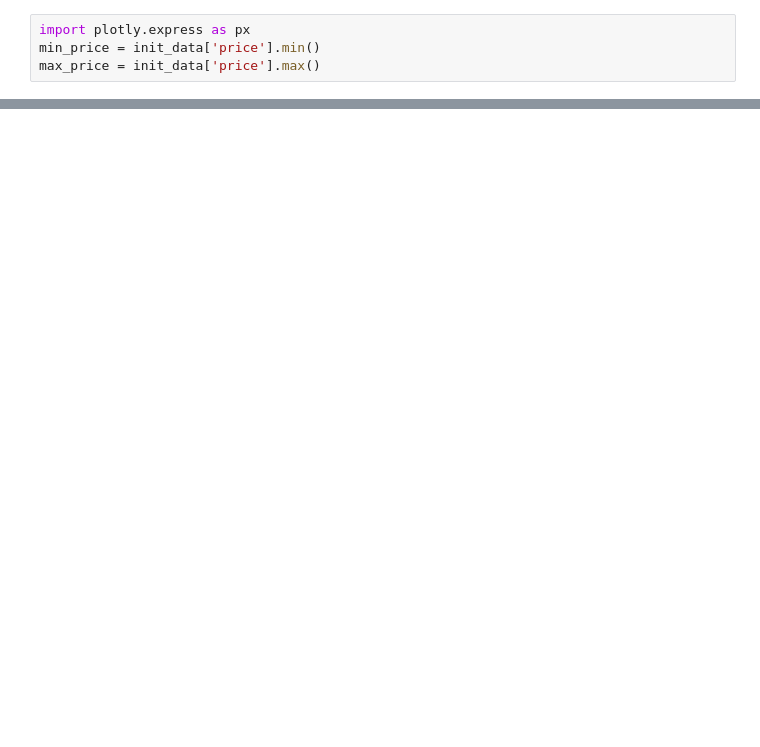
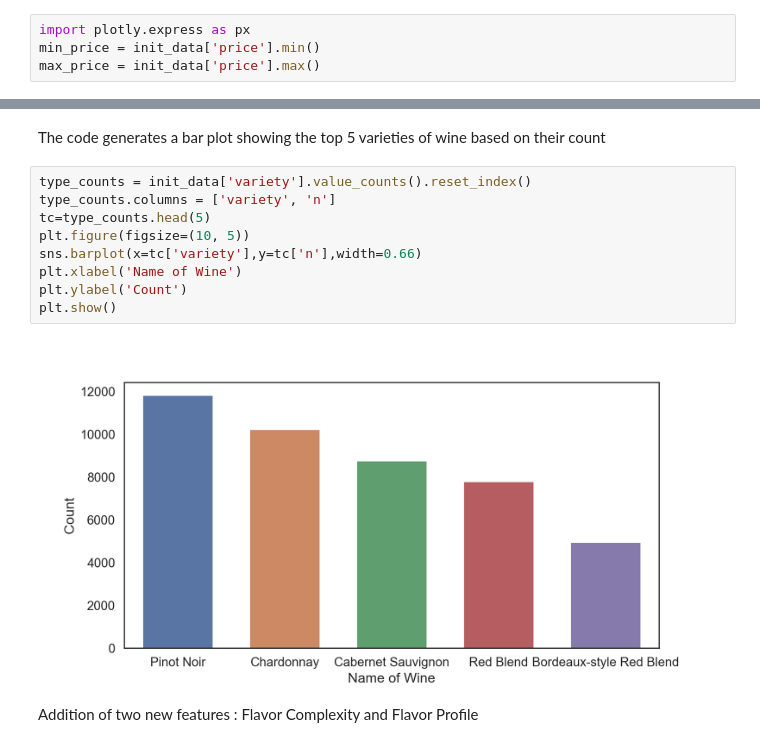
Before and after one commit to Manas-33/DL-Simplified, a Jupyter notebook: Wine Reviews Classification/Model/wine_review_classification.ipynb, the cells around one changed output, grey strips where cells are left out. Saved outputs shown, nothing was run; the diff lists cells and outputs as text; blank space fills up the shorter version.

```diff
--- a/Wine Reviews Classification/Model/wine_review_classification.ipynb
+++ b/Wine Reviews Classification/Model/wine_review_classification.ipynb
@@ -67,0 +64,15 @@ plt.show()
+# %% [markdown]
+The code generates a bar plot showing the top 5 varieties of wine based on their count
+# %%
+type_counts = init_data['variety'].value_counts().reset_index()
+type_counts.columns = ['variety', 'n']
+tc=type_counts.head(5)
+plt.figure(figsize=(10, 5))
+sns.barplot(x=tc['variety'],y=tc['n'],width=0.66)
+plt.xlabel('Name of Wine')
+plt.ylabel('Count')
+plt.show()
+# %% [output]
+[figure, added]
+# %% [markdown]
+Addition of two new features : Flavor Complexity and Flavor Profile
```
Also changed, not shown: parts of 11 cells of this notebook.
